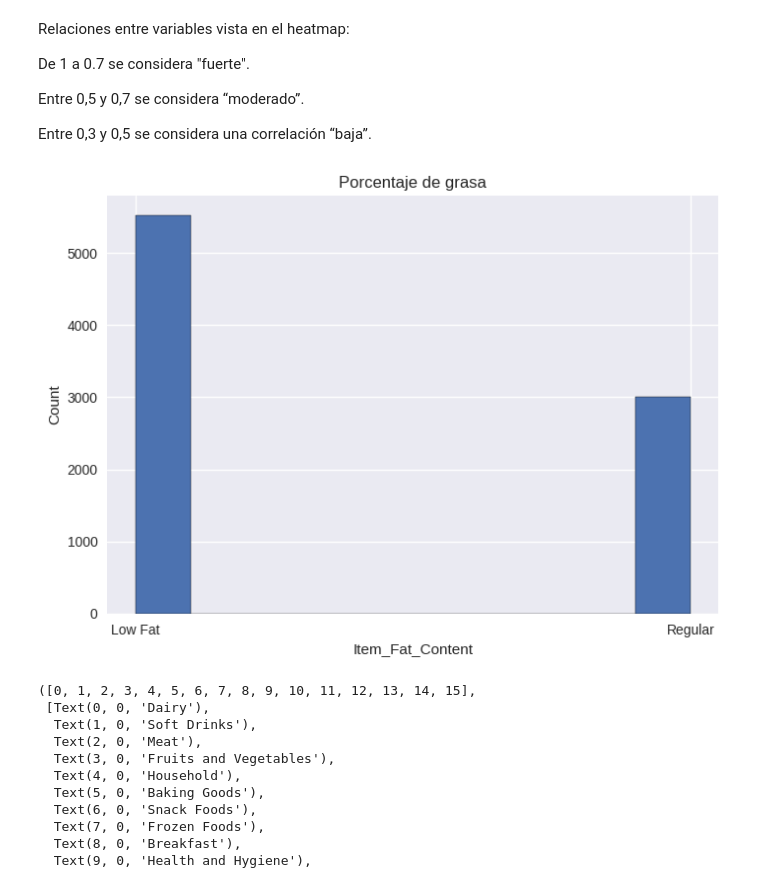
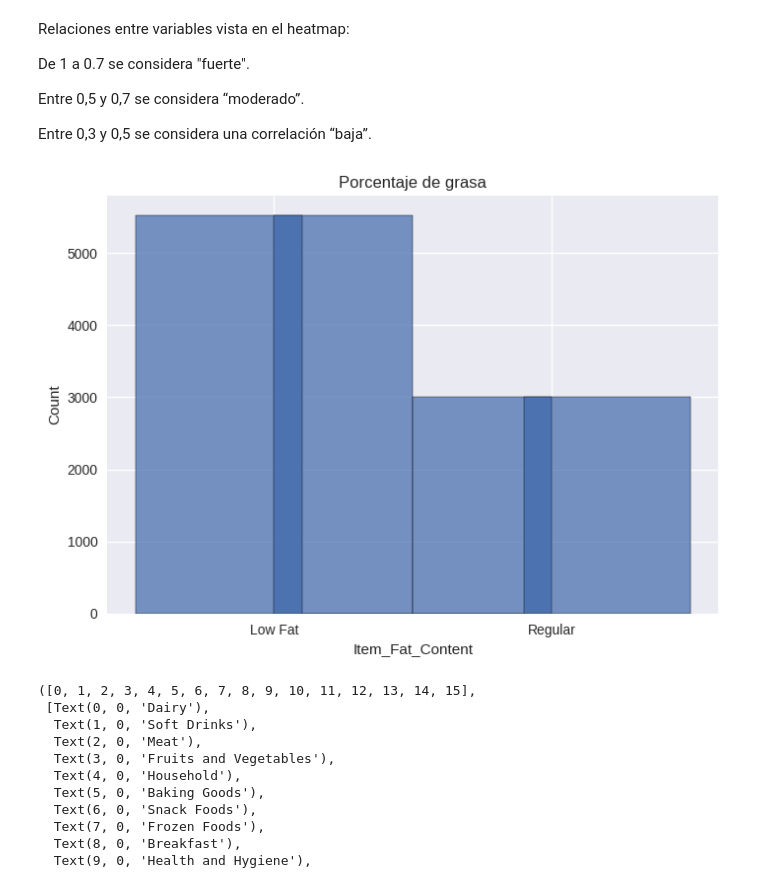
Before and after one commit to carlos-jaramillo/sales_forecast, a Jupyter notebook: sales_forecast.ipynb, the cells around one changed output. Cells and saved outputs as stored; diff of their text form; code cells hidden in the pictures.

```diff
--- a/sales_forecast.ipynb
+++ b/sales_forecast.ipynb
@@ -267,13 +267,13 @@ Entre 0,5 y 0,7 se considera “moderado”.
 Entre 0,3 y 0,5 se considera una correlación “baja”.
 # %%
 #Histograma de Item_Fat_Content
-plt.style.use("seaborn")
+sns.histplot(data=df, x="Item_Fat_Content")
 plt.title("Porcentaje de grasa")
 plt.xlabel("Item_Fat_Content")
 plt.ylabel("Count")
 df["Item_Fat_Content"].hist(edgecolor="black");
 # %% [output]
-[figure, old version]
+[figure, new version]
 # %%
 #Análisis: Hay más productos "Low Fat", supongo que por el tema de que es mejor visto que lo regular en general.
 # %%
```
